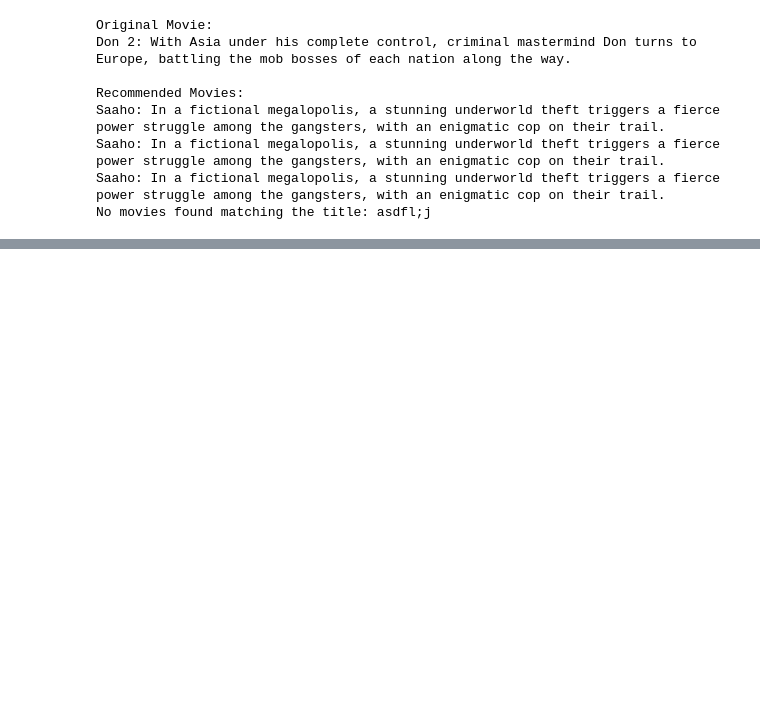
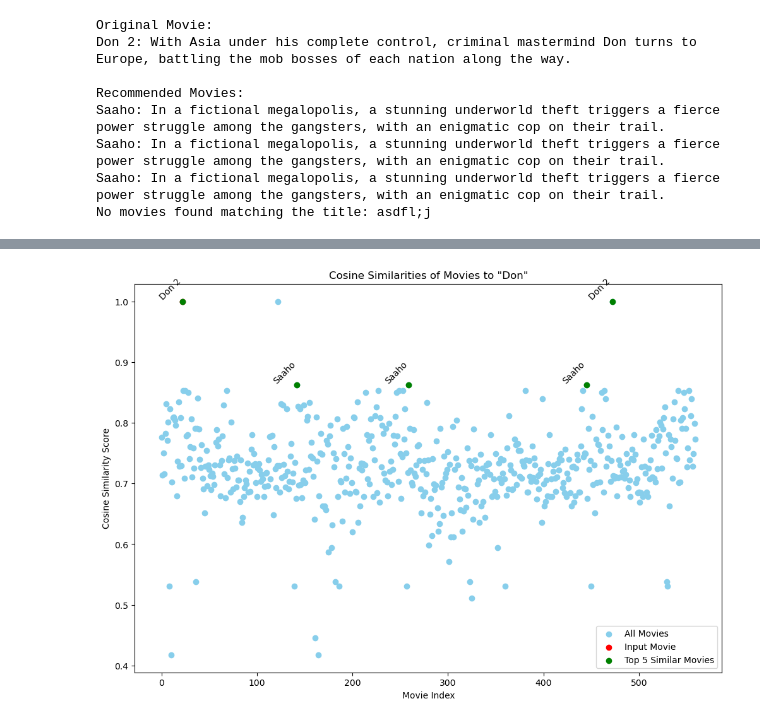
Before and after one commit to tulane-cmps6730/project-movies, a Jupyter notebook: notebooks/experiments2:CosignSimilarity.ipynb, the cells around one changed output, grey strips where cells are left out. Saved outputs shown, nothing was run; the diff lists cells and outputs as text; code cells hidden in the pictures; blank space fills up the shorter version.

```diff
--- a/notebooks/experiments2:CosignSimilarity.ipynb
+++ b/notebooks/experiments2:CosignSimilarity.ipynb
@@ -211,0 +228,42 @@ df.head(30)
+# %%
+import matplotlib.pyplot as plt
+import pandas as pd
+import numpy as np
+
+def plot_top_similar_movies2(title, df, cosine_sim):
+    # Find the index of the movie that matches the title
+    try:
+        idx = df.index[df['names'].str.contains(title, case=False, na=False)].tolist()[0]
+    except IndexError:
+        print(f"No movies found matching the title: {title}")
+        return
+
+    # Get the row of cosine similarities for the input movie
+    movie_similarities = cosine_sim[idx]
+
+    # Sort movies by similarity (excluding the input movie itself)
+    sorted_indices = np.argsort(-movie_similarities)
+    top_indices = sorted_indices[1:6]  # Exclude the first one since it's the input movie itself
+
+    # Create a scatter plot for all movies
+    plt.figure(figsize=(12, 8))
+    all_movies = plt.scatter(range(len(movie_similarities)), movie_similarities, color='skyblue', label='All Movies')
+
+    # Highlight the input movie
+    input_movie = plt.scatter([idx], [1], color='red', label='Input Movie', zorder=5)
+
+    # Highlight and label the top 5 similar movies
+    top_movies = plt.scatter(top_indices, movie_similarities[top_indices], color='green', label='Top 5 Similar Movies', zorder=5)
+    for i in top_indices:
+        plt.text(i, movie_similarities[i], df['names'].iloc[i], rotation=45, ha='right', va='bottom')
+
+    plt.title(f'Cosine Similarities of Movies to "{title}"')
+    plt.xlabel('Movie Index')
+    plt.ylabel('Cosine Similarity Score')
+    plt.legend(handles=[all_movies, input_movie, top_movies])
+    plt.show()
+
+# Example usage
+plot_top_similar_movies2("Don", df, cosine_sim)
+# %% [output]
+[figure, added]
```
Also changed, not shown: parts of 3 cells of this notebook, 7 other files.
